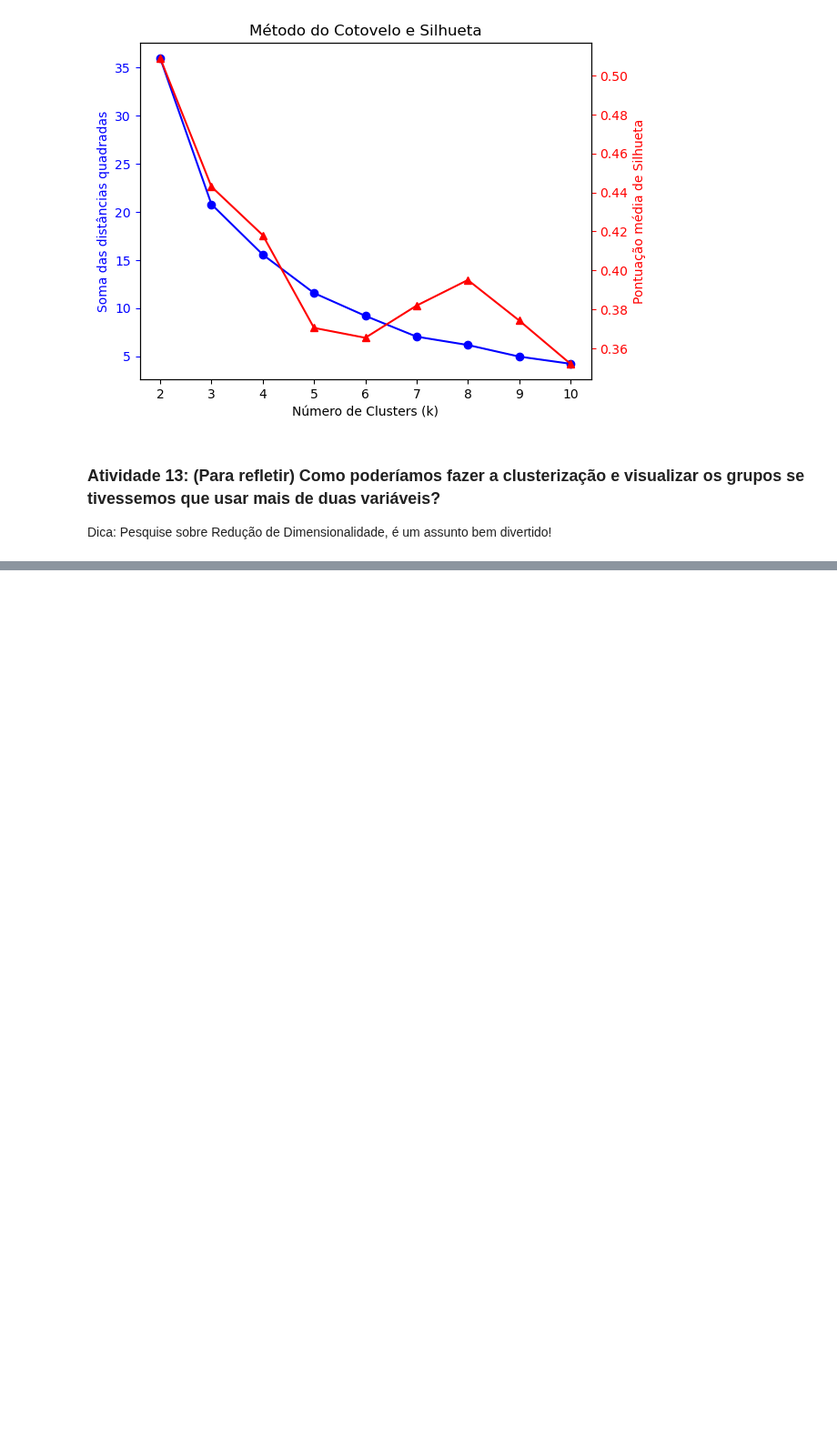
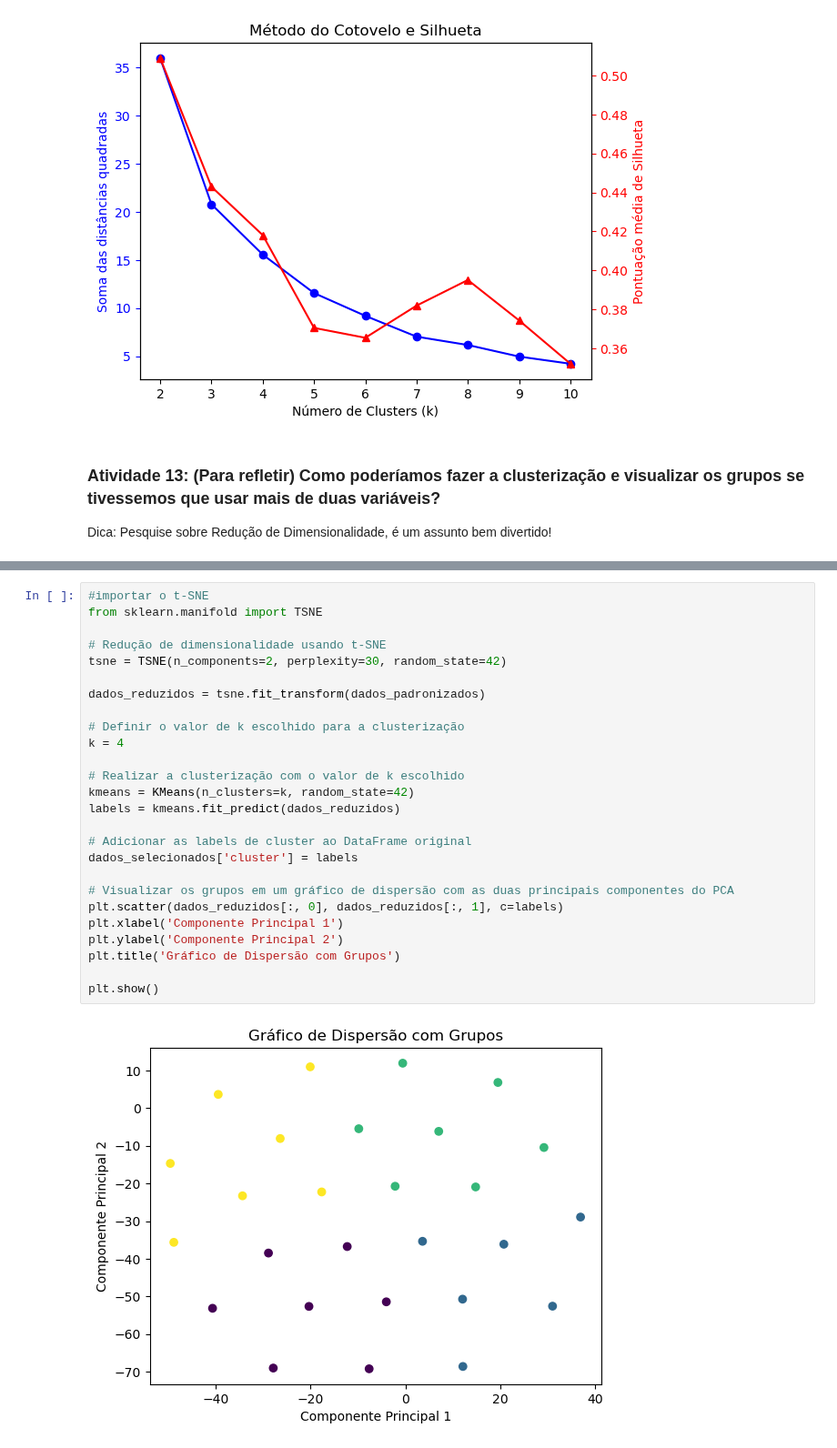
Before and after one commit to jorgelpbarretob/Master-Sirius, a Jupyter notebook: Semana 3/Semana3_Exercício.ipynb, the cells around one changed output, grey strips where cells are left out. Shown at 91% size. Saved outputs shown, nothing was run; the diff lists cells and outputs as text; blank space fills up the shorter version.

```diff
--- a/Semana 3/Semana3_Exercício.ipynb
+++ b/Semana 3/Semana3_Exercício.ipynb
@@ -387,0 +405,28 @@ plt.show()
+# %%
+#importar o t-SNE
+from sklearn.manifold import TSNE
+
+# Redução de dimensionalidade usando t-SNE
+tsne = TSNE(n_components=2, perplexity=30, random_state=42)
+
+dados_reduzidos = tsne.fit_transform(dados_padronizados)
+
+# Definir o valor de k escolhido para a clusterização
+k = 4
+
+# Realizar a clusterização com o valor de k escolhido
+kmeans = KMeans(n_clusters=k, random_state=42)
+labels = kmeans.fit_predict(dados_reduzidos)
+
+# Adicionar as labels de cluster ao DataFrame original
+dados_selecionados['cluster'] = labels
+
+# Visualizar os grupos em um gráfico de dispersão com as duas principais componentes do PCA
+plt.scatter(dados_reduzidos[:, 0], dados_reduzidos[:, 1], c=labels)
+plt.xlabel('Componente Principal 1')
+plt.ylabel('Componente Principal 2')
+plt.title('Gráfico de Dispersão com Grupos')
+
+plt.show()
+# %% [output]
+[figure, added]
```
Also changed, not shown: parts of 3 cells of this notebook.
